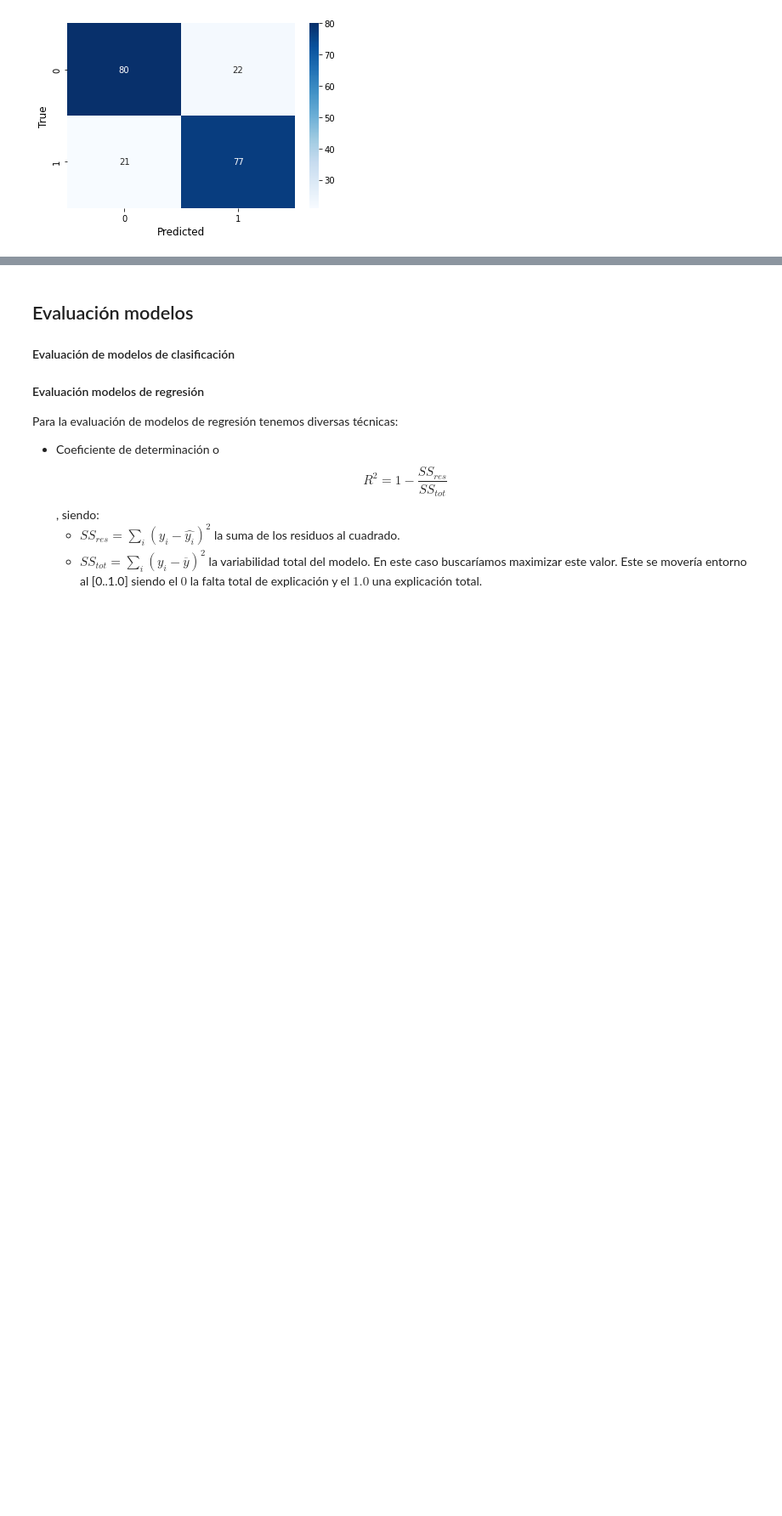
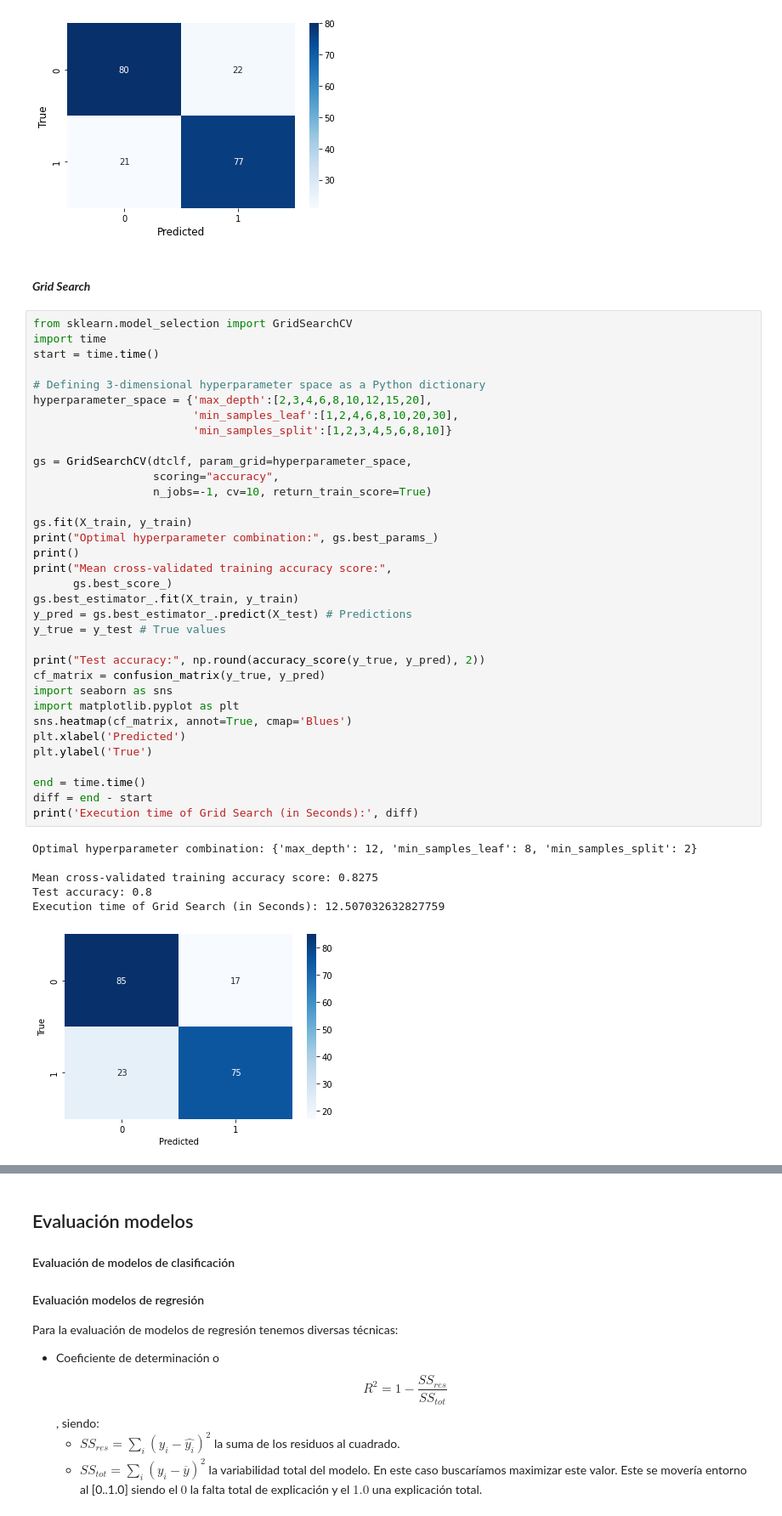
Before and after one commit to borjaf696/ml_cheat_sheet, a Jupyter notebook: ml_cheat_sheet.ipynb, the cells around one changed output, grey strips where cells are left out. Shown at 85% size. Saved outputs shown, nothing was run; the diff lists cells and outputs as text; blank space fills up the shorter version.

Commit message:
Grid Search + Random Search

```diff
--- a/ml_cheat_sheet.ipynb
+++ b/ml_cheat_sheet.ipynb
@@ -283,3 +283,46 @@ Test accuracy: 0.78
 Test confusion_matrix
 Text(33.0, 0.5, 'True')
 [figure]
+# %% [markdown]
+#### ***Grid Search***
+# %%
+from sklearn.model_selection import GridSearchCV
+import time
+start = time.time()
+
+# Defining 3-dimensional hyperparameter space as a Python dictionary
+hyperparameter_space = {'max_depth':[2,3,4,6,8,10,12,15,20],
+                        'min_samples_leaf':[1,2,4,6,8,10,20,30],
+                        'min_samples_split':[1,2,3,4,5,6,8,10]}
+
+gs = GridSearchCV(dtclf, param_grid=hyperparameter_space,
+                  scoring="accuracy",
+                  n_jobs=-1, cv=10, return_train_score=True)
+
+gs.fit(X_train, y_train)
+print("Optimal hyperparameter combination:", gs.best_params_)
+print()
+print("Mean cross-validated training accuracy score:",
+      gs.best_score_)
+gs.best_estimator_.fit(X_train, y_train)
+y_pred = gs.best_estimator_.predict(X_test) # Predictions
+y_true = y_test # True values
+
+print("Test accuracy:", np.round(accuracy_score(y_true, y_pred), 2))
+cf_matrix = confusion_matrix(y_true, y_pred)
+import seaborn as sns
+import matplotlib.pyplot as plt
+sns.heatmap(cf_matrix, annot=True, cmap='Blues')
+plt.xlabel('Predicted')
+plt.ylabel('True')
+
+end = time.time()
+diff = end - start
+print('Execution time of Grid Search (in Seconds):', diff)
+# %% [output]
+Optimal hyperparameter combination: {'max_depth': 12, 'min_samples_leaf': 8, 'min_samples_split': 2}
+
+Mean cross-validated training accuracy score: 0.8275
+Test accuracy: 0.8
+Execution time of Grid Search (in Seconds): 12.507032632827759
+[figure, added]
```
Also changed, not shown: parts of 3 cells of this notebook.
